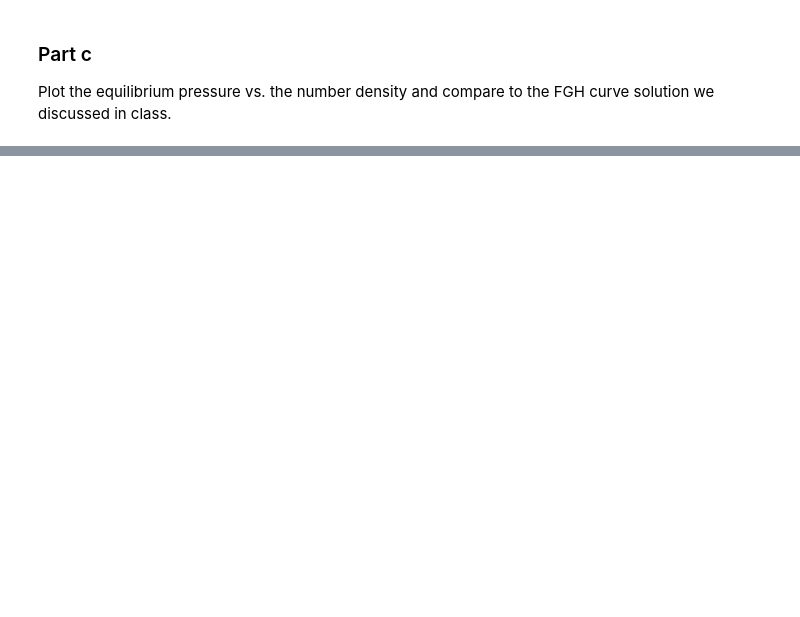
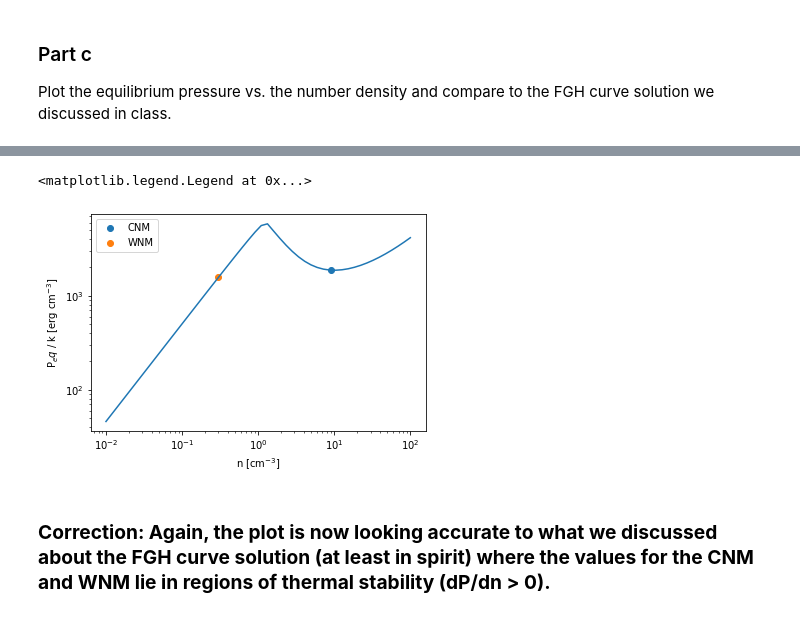
Before and after one commit to akuznetsova/spf-2024, a Jupyter notebook: w2/submissions/HW2-VanessaBrown.ipynb, the cells around one changed output, grey strips where cells are left out. Cells and saved outputs as stored; diff of their text form; code cells hidden in the pictures; blank space fills up the shorter version.

```diff
--- a/w2/submissions/HW2-VanessaBrown.ipynb
+++ b/w2/submissions/HW2-VanessaBrown.ipynb
@@ -355,0 +403,15 @@ plt.plot(densities, densities*eq_temps)
+# %%
+# from class: P_eq / k_b = nT
+plt.plot(densities, densities*temps)
+plt.scatter(CNM, CNM*T_CNM, label='CNM')
+plt.scatter(WNM, WNM*T_WNM, label='WNM')
+plt.xlabel("n [cm$^{-3}$]")
+plt.xscale("log")
+plt.ylabel("P$_eq$ / k [erg cm$^{-3}$]")
+plt.yscale("log")
+plt.legend()
+# %% [output]
+<matplotlib.legend.Legend at 0x...>
+[figure, added]
+# %% [markdown]
+### **Correction: Again, the plot is now looking accurate to what we discussed about the FGH curve solution (at least in spirit) where the values for the CNM and WNM lie in regions of thermal stability (dP/dn > 0).**
```
Also changed, not shown: parts of 9 cells of this notebook.
